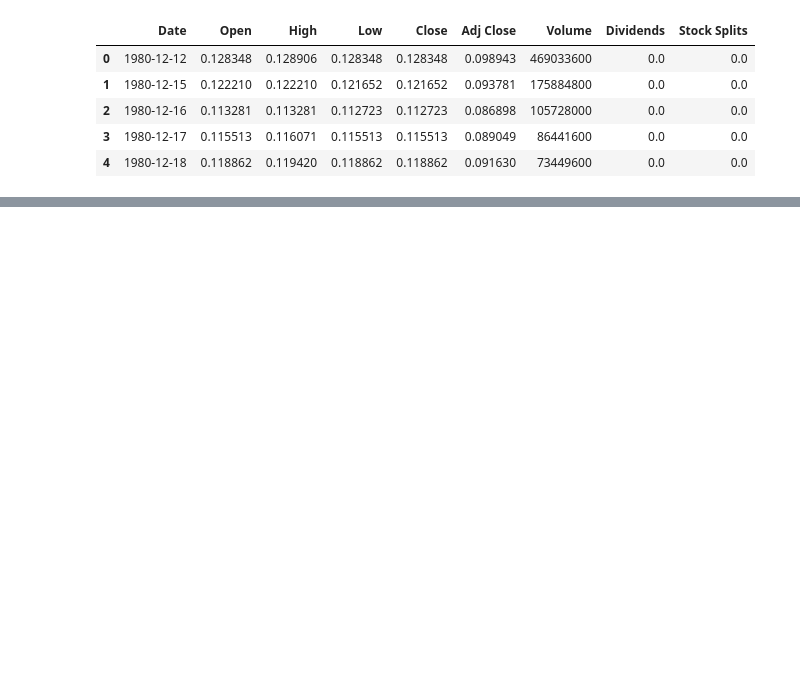
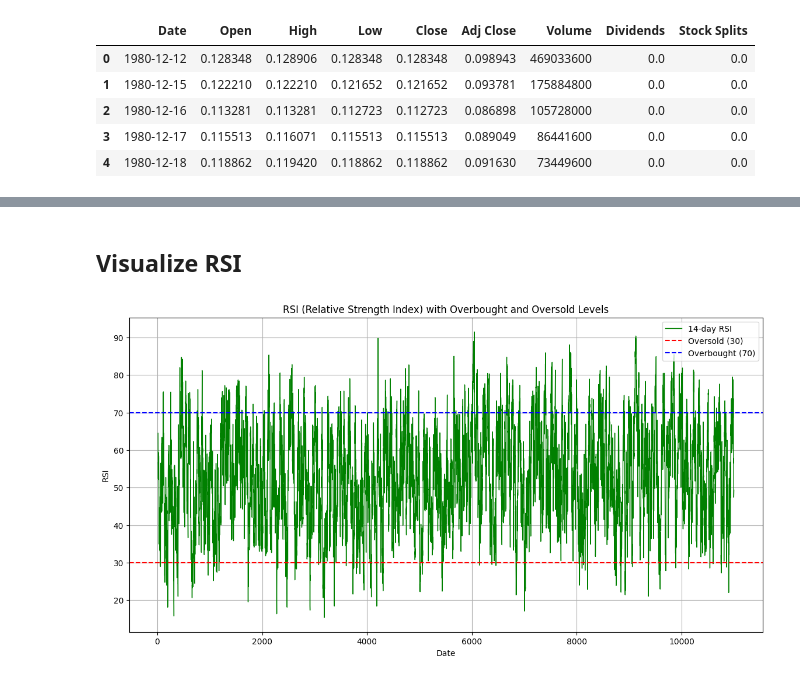
Before and after one commit to wendirad/weekOne, a Jupyter notebook: notebooks/chall2.ipynb, the cells around one changed output, grey strips where cells are left out. Saved outputs shown, nothing was run; the diff lists cells and outputs as text; code cells hidden in the pictures; blank space fills up the shorter version.

```diff
--- a/notebooks/chall2.ipynb
+++ b/notebooks/chall2.ipynb
@@ -53,0 +89,16 @@ print(data.tail(10))
+# %% [markdown]
+## **Visualize RSI**
+# %%
+plt.figure(figsize=(14, 7))
+plt.plot(data['RSI_14'], label='14-day RSI', color='green', linewidth=1)
+plt.axhline(y=30, color='red', linestyle='--', label='Oversold (30)')
+plt.axhline(y=70, color='blue', linestyle='--', label='Overbought (70)')
+
+plt.title('RSI (Relative Strength Index) with Overbought and Oversold Levels')
+plt.xlabel('Date')
+plt.ylabel('RSI')
+plt.legend(loc='best')
+plt.grid(True)
+plt.show()
+# %% [output]
+[figure, added]
```
Also changed, not shown: parts of 13 cells of this notebook.
